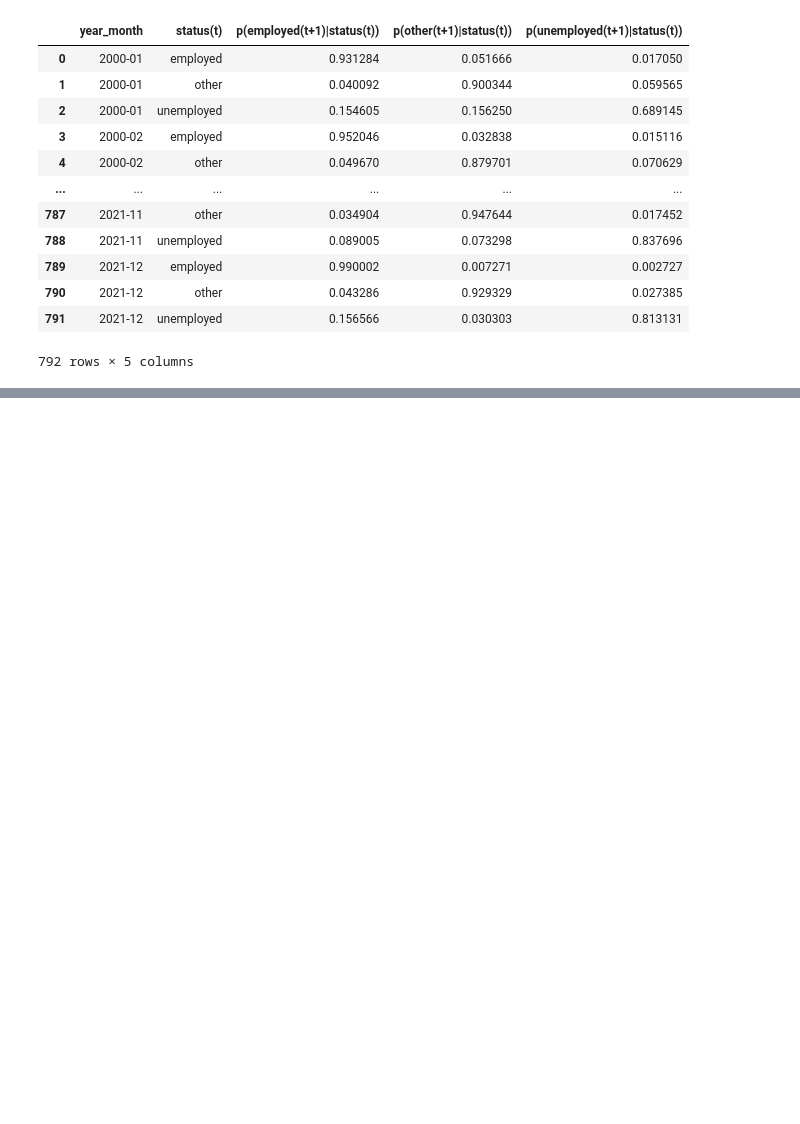
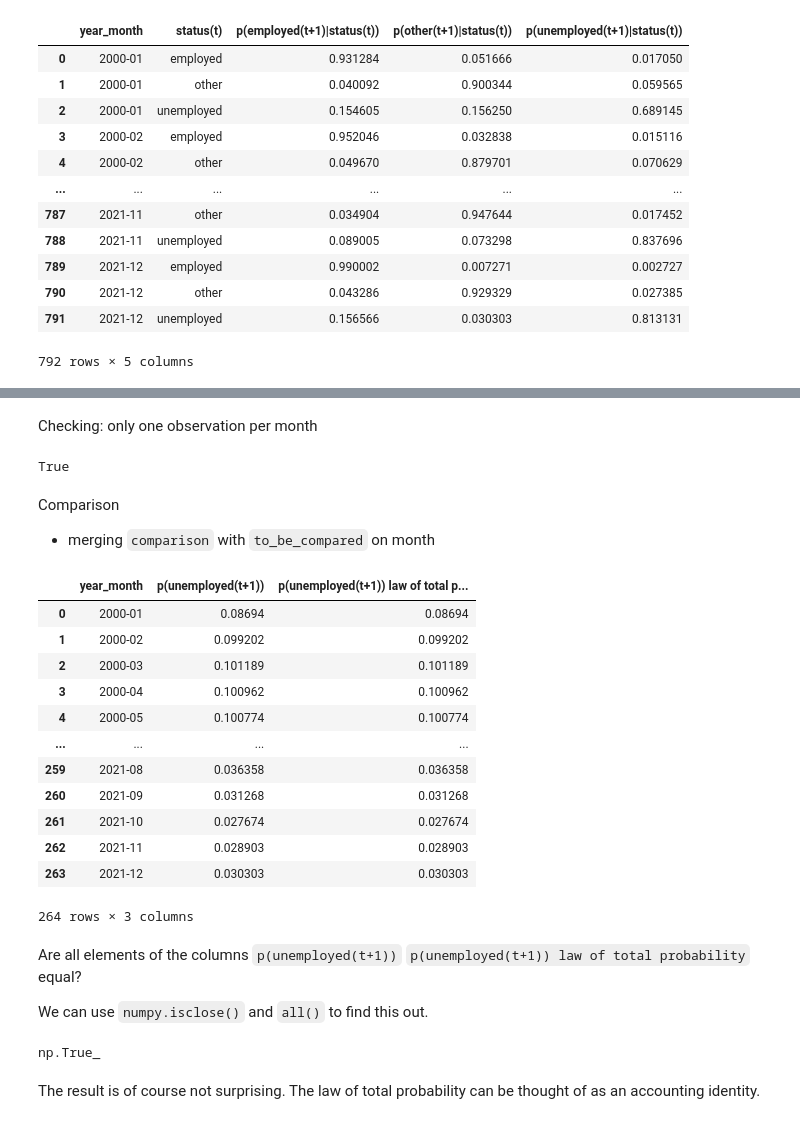
Before and after one commit to danielbgyetvai/data-analytics-python-wise2627, a Jupyter notebook: notebooks/probabilities.ipynb, the cells around one changed output, grey strips where cells are left out. Cells and saved outputs as stored; diff of their text form; code cells hidden in the pictures; blank space fills up the shorter version.

```diff
--- a/notebooks/probabilities.ipynb
+++ b/notebooks/probabilities.ipynb
@@ -651,0 +741,7 @@ transition_rates
+# %%
+to_be_compared = (
+    transitions
+        .groupby('year_month')
+        .aggregate(**{'p(unemployed(t+1)) law of total probability':
+                      ('p(unemployed(t+1),status(t))', 'sum')})
+).reset_index() # resetting the index to have two columns
@@ -651,0 +795,57 @@ transition_rates
+# %%
+comparison = (
+    next_shares
+        # keeping the shares referring to the unemployed
+        .loc[next_shares['status(t+1)'].eq('unemployed'),:]
+        # dropping the column that is no longer necessary
+        .drop(columns='status(t+1)')
+        # rename the variable containing the shares: this variable refers to the unemployed only
+        .rename(columns={'p(status(t+1))': 'p(unemployed(t+1))'})
+        .reset_index(drop=True)
+        .copy()
+)
+# %% [markdown]
+Checking: only one observation per month
+# %%
+comparison['year_month'].is_unique
+# %% [output]
+True
+# %% [markdown]
+Comparison
+ - merging `comparison` with `to_be_compared` on month
+# %%
+comparison = pd.merge(
+    left=comparison,
+    right=to_be_compared,
+    how='inner',
+    on='year_month'
+)
+# %%
+comparison
+# %% [output]
+|  | year_month | p(unemployed(t+1)) | p(unemployed(t+1)) law of total p... |
+| 0 | 2000-01 | 0.08694 | 0.08694 |
+| 1 | 2000-02 | 0.099202 | 0.099202 |
+| 2 | 2000-03 | 0.101189 | 0.101189 |
+| 3 | 2000-04 | 0.100962 | 0.100962 |
+| 4 | 2000-05 | 0.100774 | 0.100774 |
+| ... | ... | ... | ... |
+| 259 | 2021-08 | 0.036358 | 0.036358 |
+| 260 | 2021-09 | 0.031268 | 0.031268 |
+| 261 | 2021-10 | 0.027674 | 0.027674 |
+| 262 | 2021-11 | 0.028903 | 0.028903 |
+| 263 | 2021-12 | 0.030303 | 0.030303 |
+264 rows × 3 columns
+# %% [markdown]
+Are all elements of the columns `p(unemployed(t+1))` `p(unemployed(t+1)) law of total probability` equal?
+
+We can use `numpy.isclose()` and `all()` to find this out.
+# %%
+np.isclose(
+    a=comparison['p(unemployed(t+1))'],
+    b=comparison['p(unemployed(t+1)) law of total probability']
+).all() # all() means "are all values True?" [any() would mean "is any of the values True?"]
+# %% [output]
+np.True_
+# %% [markdown]
+The result is of course not surprising. The law of total probability can be thought of as an accounting identity.
```
Also changed, not shown: parts of 11 cells of this notebook, 2 other files.
